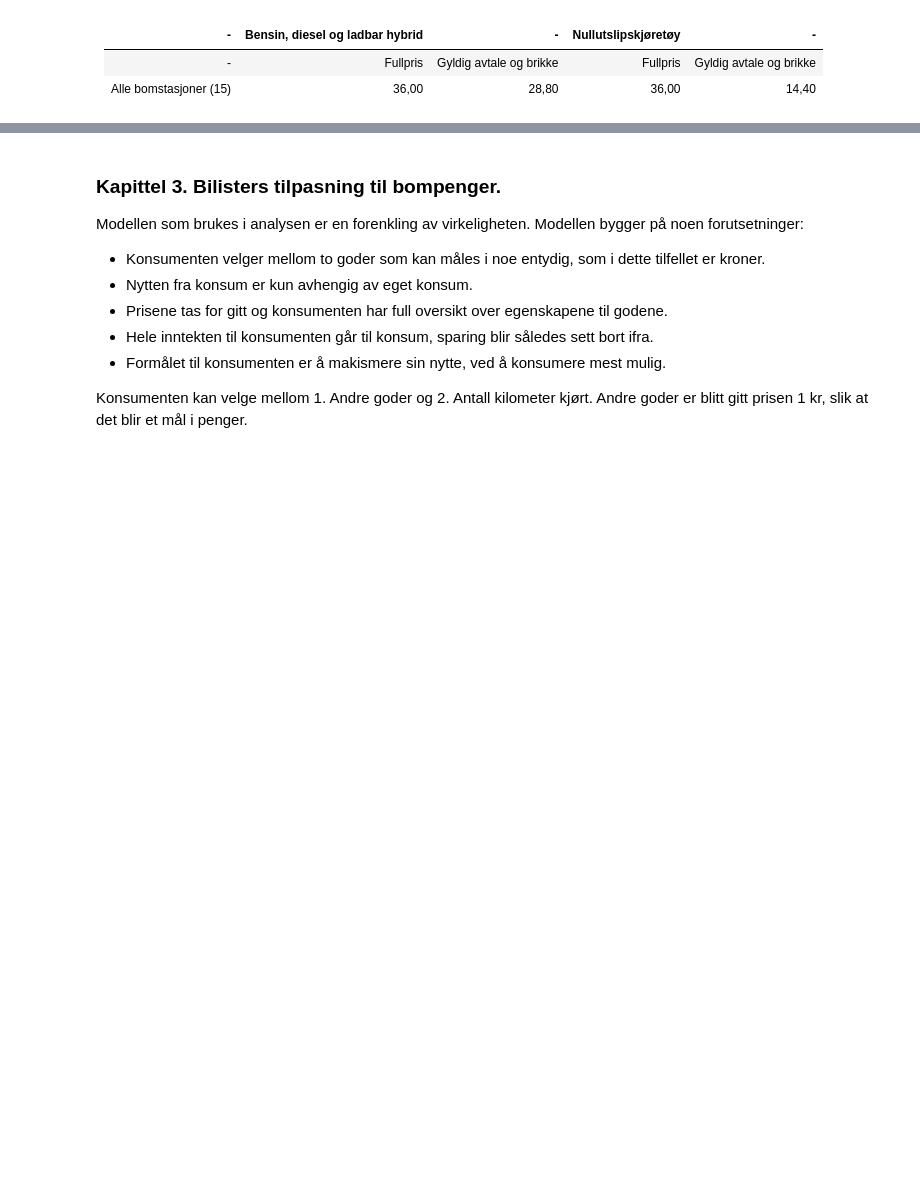
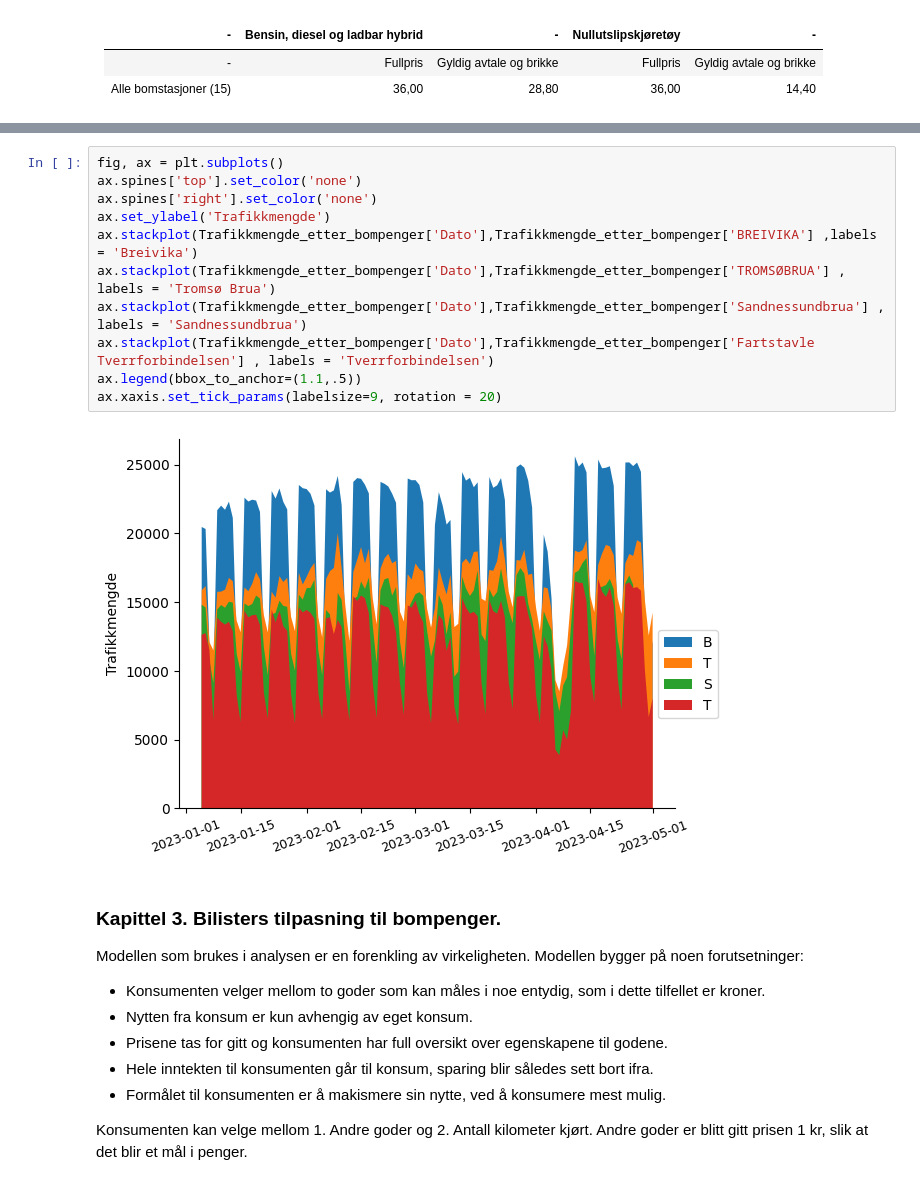
Before and after one commit to loopdiggaz/SOK-1006, a Jupyter notebook: Mappe2/mappeoppgave2_61.ipynb, the cells around one changed output, grey strips where cells are left out. Saved outputs shown, nothing was run; the diff lists cells and outputs as text; blank space fills up the shorter version.

```diff
--- a/Mappe2/mappeoppgave2_61.ipynb
+++ b/Mappe2/mappeoppgave2_61.ipynb
@@ -49,3 +56,16 @@ Rushtidsavgift 06:30-09:00 og 15:00-17:00
+# %%
+fig, ax = plt.subplots()
+ax.spines['top'].set_color('none')
+ax.spines['right'].set_color('none')
+ax.set_ylabel('Trafikkmengde')
+ax.stackplot(Trafikkmengde_etter_bompenger['Dato'],Trafikkmengde_etter_bompenger['BREIVIKA'] ,labels  = 'Breivika')
+ax.stackplot(Trafikkmengde_etter_bompenger['Dato'],Trafikkmengde_etter_bompenger['TROMSØBRUA'] , labels = 'Tromsø Brua')
+ax.stackplot(Trafikkmengde_etter_bompenger['Dato'],Trafikkmengde_etter_bompenger['Sandnessundbrua'] , labels = 'Sandnessundbrua')
+ax.stackplot(Trafikkmengde_etter_bompenger['Dato'],Trafikkmengde_etter_bompenger['Fartstavle Tverrforbindelsen'] , labels = 'Tverrforbindelsen')
+ax.legend(bbox_to_anchor=(1.1,.5))
+ax.xaxis.set_tick_params(labelsize=9, rotation = 20)
+# %% [output]
+[figure, added]
 # %% [markdown]
 ### Kapittel 3. Bilisters tilpasning til bompenger.
 
```
Also changed, not shown: parts of 4 cells of this notebook.
